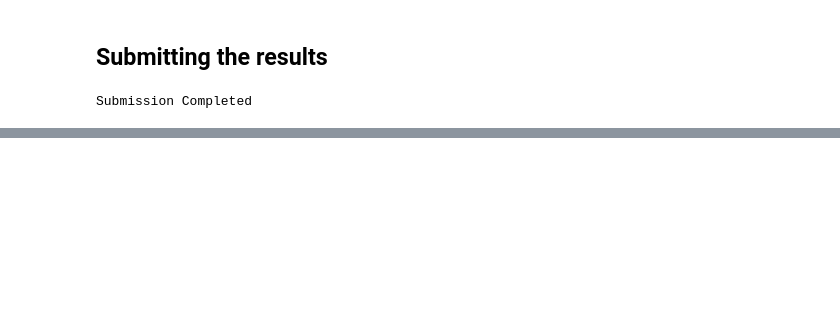
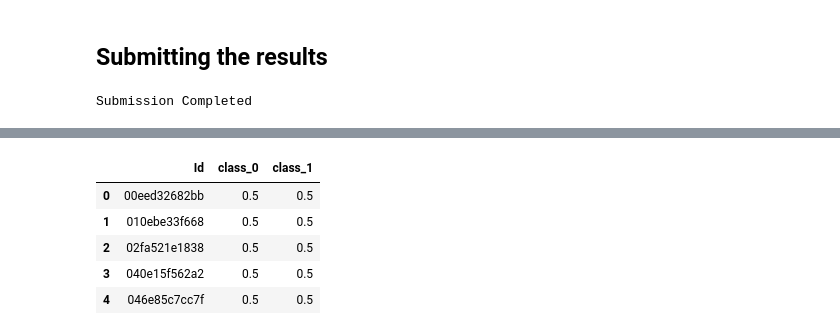
Before and after one commit to averma111/Kaggle_Competition, a Jupyter notebook: pytorch-icr.ipynb, the cells around one changed output, grey strips where cells are left out. Cells and saved outputs as stored; diff of their text form; code cells hidden in the pictures; blank space fills up the shorter version.

Commit message:
Kaggle Notebook | 🔥PyTorch-ICR 🔥 | Version 22

```diff
--- a/pytorch-icr.ipynb
+++ b/pytorch-icr.ipynb
@@ -479,0 +480,10 @@ test_df.head()
+# %%
+sample = pd.read_csv('/kaggle/input/icr-identify-age-related-conditions/sample_submission.csv')
+sample.head()
+# %% [output]
+|  | Id | class_0 | class_1 |
+| 0 | 00eed32682bb | 0.5 | 0.5 |
+| 1 | 010ebe33f668 | 0.5 | 0.5 |
+| 2 | 02fa521e1838 | 0.5 | 0.5 |
+| 3 | 040e15f562a2 | 0.5 | 0.5 |
+| 4 | 046e85c7cc7f | 0.5 | 0.5 |
```
Also changed, not shown: parts of 9 cells of this notebook.
